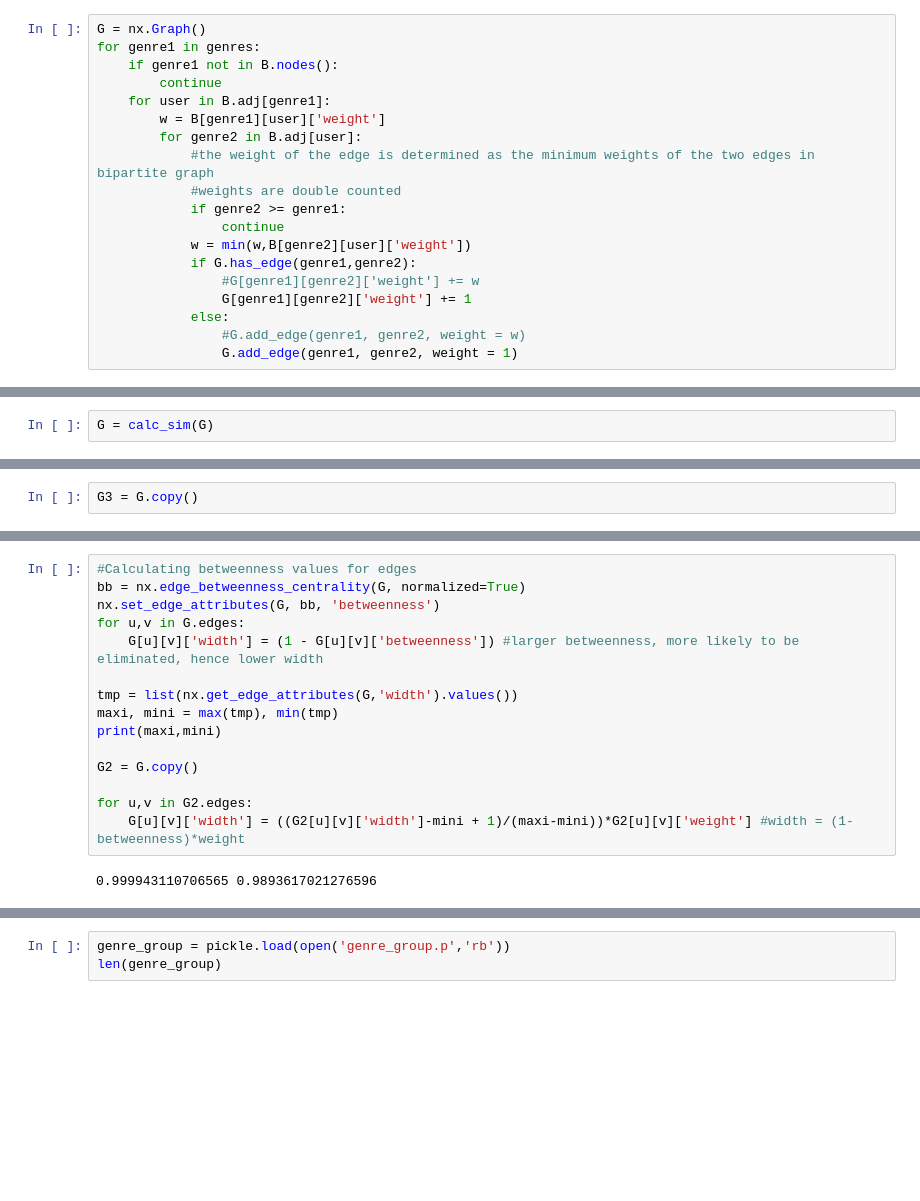
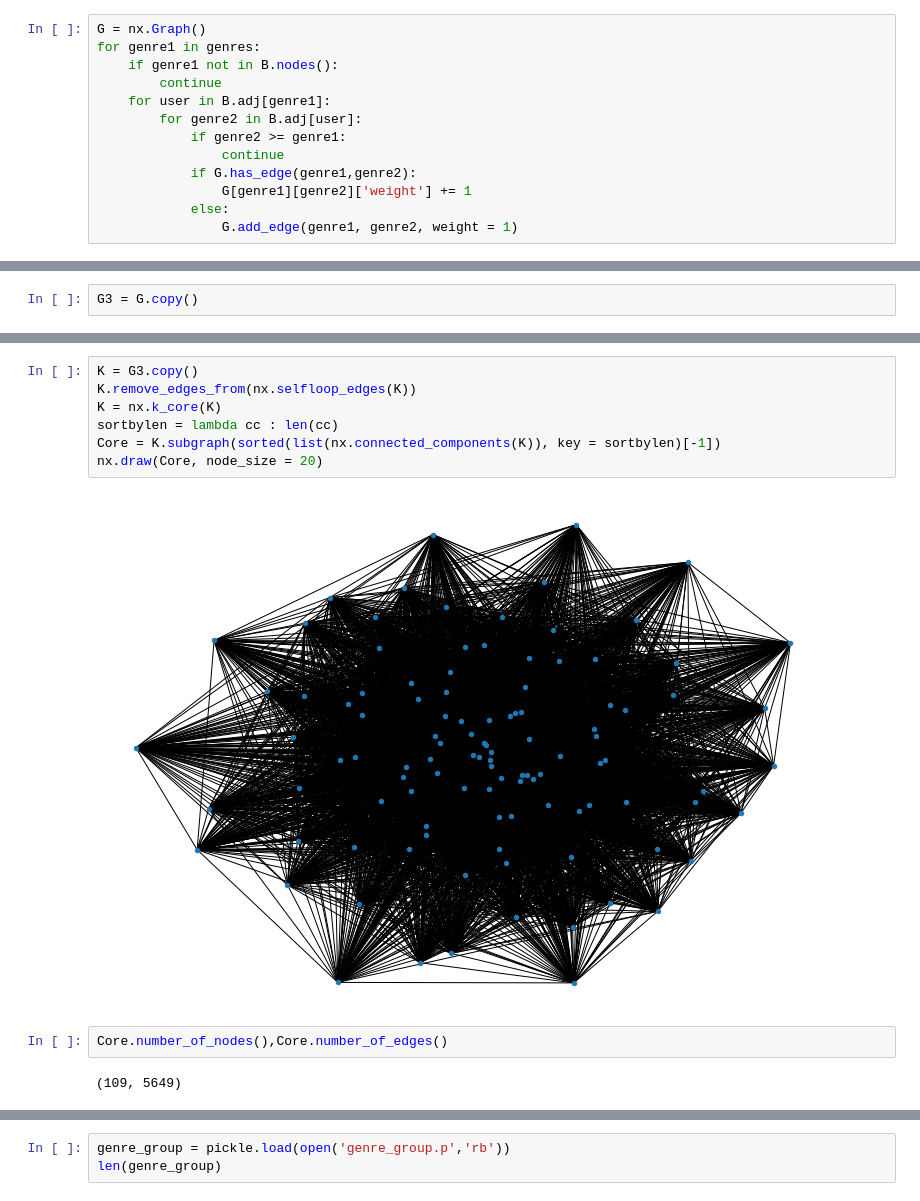
Before and after one commit to jzh001/Social-Network-Structure-in-Common-Interest-Communities, a Jupyter notebook: Network of Genres.ipynb, the cells around one changed output, grey strips where cells are left out. Drawn from its saved outputs; the diff is of its cells as text; blank space fills up the shorter version.

```diff
--- a/Network of Genres.ipynb
+++ b/Network of Genres.ipynb
@@ -71,18 +71,12 @@ for genre1 in genres:
     if genre1 not in B.nodes():
         continue
     for user in B.adj[genre1]:
-        w = B[genre1][user]['weight']
         for genre2 in B.adj[user]:
-            #the weight of the edge is determined as the minimum weights of the two edges in bipartite graph
-            #weights are double counted
             if genre2 >= genre1:
                 continue
-            w = min(w,B[genre2][user]['weight'])
             if G.has_edge(genre1,genre2):
-                #G[genre1][genre2]['weight'] += w
                 G[genre1][genre2]['weight'] += 1
             else:
-                #G.add_edge(genre1, genre2, weight = w)
                 G.add_edge(genre1, genre2, weight = 1)
 # %%
 G.number_of_nodes(), G.number_of_edges()
@@ -99,5 +93,3 @@ def calc_sim(Graph):
         Graph[u][v]['similarity'] = (2*common_edges)/sum_of_degrees #is this the best way?
         #G[u][v]['similarity'] = common_edges/(sum_of_degrees - common_edges)
     return Graph
-# %%
-G = calc_sim(G)
@@ -167,17 +124,13 @@ G.number_of_nodes()
-# %%
-#Calculating betweenness values for edges
-bb = nx.edge_betweenness_centrality(G, normalized=True)
-nx.set_edge_attributes(G, bb, 'betweenness')
-for u,v in G.edges:
-    G[u][v]['width'] = (1 - G[u][v]['betweenness']) #larger betweenness, more likely to be eliminated, hence lower width
-
-tmp = list(nx.get_edge_attributes(G,'width').values())
-maxi, mini = max(tmp), min(tmp)
-print(maxi,mini)
-
-G2 = G.copy()
-
-for u,v in G2.edges:
-    G[u][v]['width'] = ((G2[u][v]['width']-mini + 1)/(maxi-mini))*G2[u][v]['weight'] #width = (1-betweenness)*weight
-# %% [output]
-0.999943110706565 0.9893617021276596
+# %%
+K = G3.copy()
+K.remove_edges_from(nx.selfloop_edges(K))
+K = nx.k_core(K)
+sortbylen = lambda cc : len(cc)
+Core = K.subgraph(sorted(list(nx.connected_components(K)), key = sortbylen)[-1])
+nx.draw(Core, node_size = 20)
+# %% [output]
+[figure, added]
+# %%
+Core.number_of_nodes(),Core.number_of_edges()
+# %% [output]
+(109, 5649)
```
Also changed, not shown: parts of 36 cells of this notebook.
